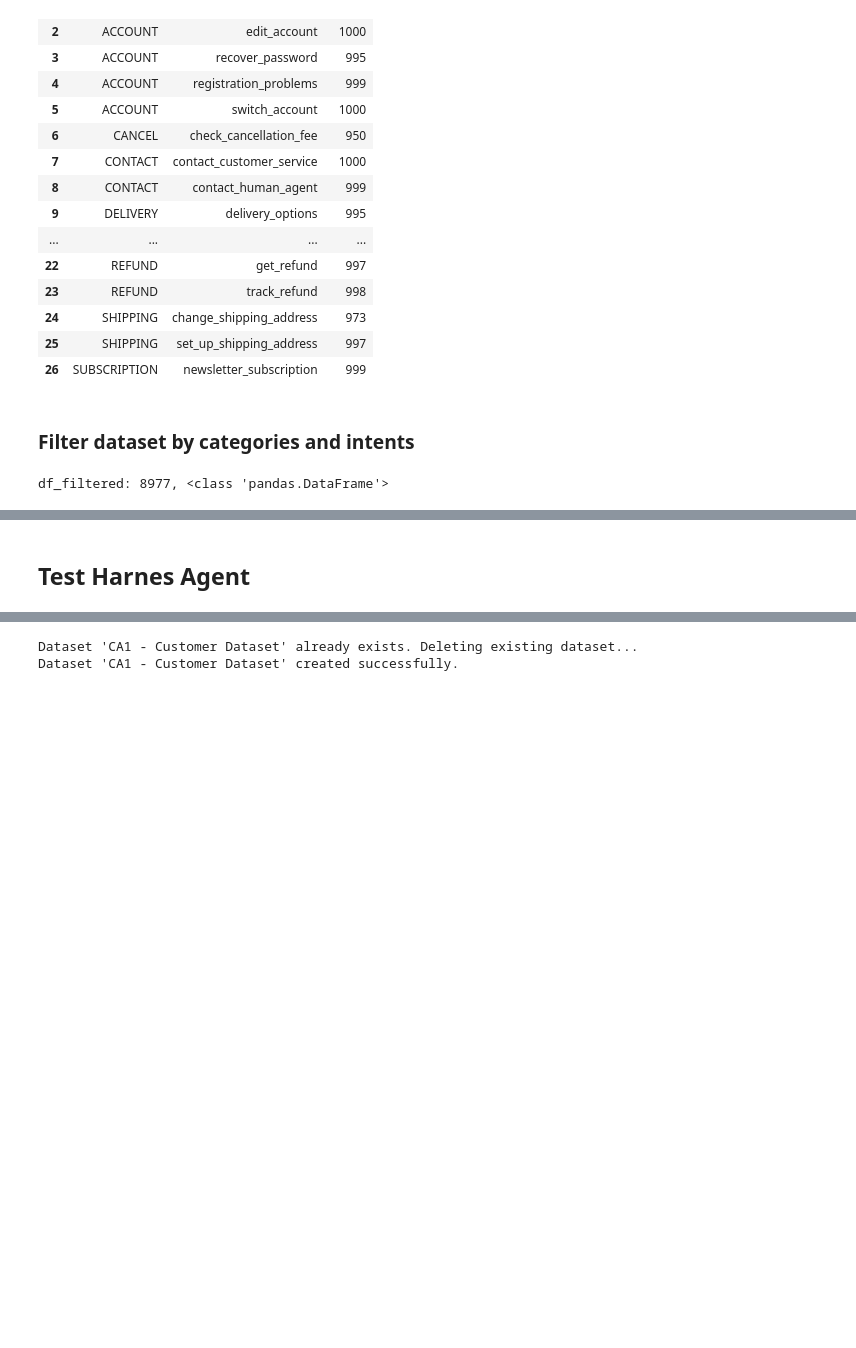
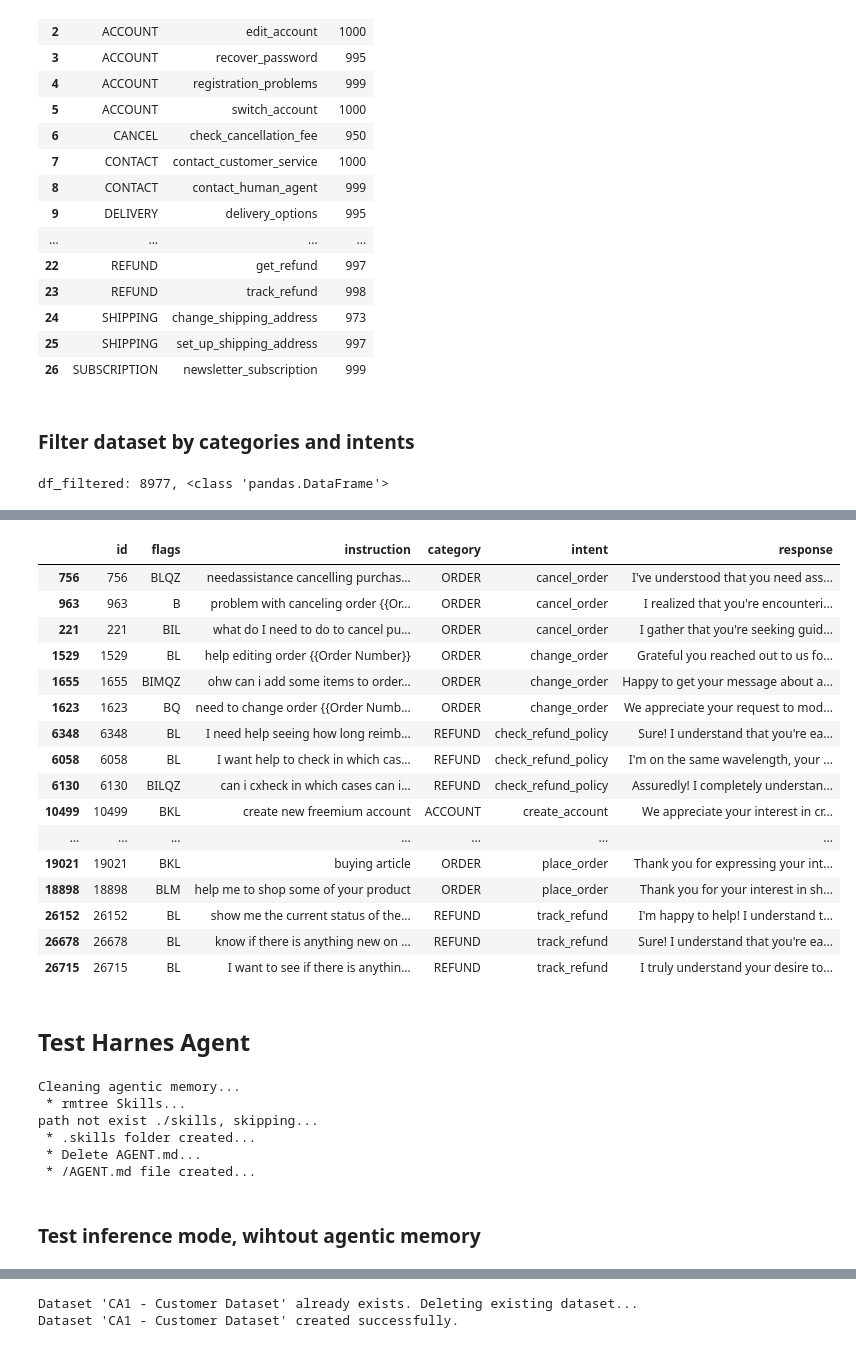
Before and after one commit to herreramaxi/Agentic_AI_CA1, a Jupyter notebook: A4AI-CA1-MaxiHerrera.ipynb, the cells around one changed output, grey strips where cells are left out. Cells and saved outputs as stored; diff of their text form; code cells hidden in the pictures; blank space fills up the shorter version.

```diff
--- a/A4AI-CA1-MaxiHerrera.ipynb
+++ b/A4AI-CA1-MaxiHerrera.ipynb
@@ -180,6 +180,7 @@ batches = get_dataset_batches_balanced(df_filtered,30)
 train1_df =next(batches)
 train2_df =next(batches)
 test1_df =next(batches)
+test2_df =next(batches)
 # train_df, test_df = get_split_dataset(categories_selected, intents_selected, 50)
 # %%
 plot_andpreview_dataset(train1_df)
@@ -249,3 +252,37 @@ train2_df
+# %%
+plot_number_records_per_intent(test2_df)
+test2_df
+# %% [output]
+|  | id | flags | instruction | category | intent | response |
+| 756 | 756 | BLQZ | needassistance cancelling purchas... | ORDER | cancel_order | I've understood that you need ass... |
+| 963 | 963 | B | problem with canceling order {{Or... | ORDER | cancel_order | I realized that you're encounteri... |
+| 221 | 221 | BIL | what do I need to do to cancel pu... | ORDER | cancel_order | I gather that you're seeking guid... |
+| 1529 | 1529 | BL | help editing order {{Order Number}} | ORDER | change_order | Grateful you reached out to us fo... |
+| 1655 | 1655 | BIMQZ | ohw can i add some items to order... | ORDER | change_order | Happy to get your message about a... |
+| 1623 | 1623 | BQ | need to change order {{Order Numb... | ORDER | change_order | We appreciate your request to mod... |
+| 6348 | 6348 | BL | I need help seeing how long reimb... | REFUND | check_refund_policy | Sure! I understand that you're ea... |
+| 6058 | 6058 | BL | I want help to check in which cas... | REFUND | check_refund_policy | I'm on the same wavelength, your ... |
+| 6130 | 6130 | BILQZ | can i cxheck in which cases can i... | REFUND | check_refund_policy | Assuredly! I completely understan... |
+| 10499 | 10499 | BKL | create new freemium account | ACCOUNT | create_account | We appreciate your interest in cr... |
+| ... | ... | ... | ... | ... | ... | ... |
+| 19021 | 19021 | BKL | buying article | ORDER | place_order | Thank you for expressing your int... |
+| 18898 | 18898 | BLM | help me to shop some of your product | ORDER | place_order | Thank you for your interest in sh... |
+| 26152 | 26152 | BL | show me the current status of the... | REFUND | track_refund | I'm happy to help! I understand t... |
+| 26678 | 26678 | BL | know if there is anything new on ... | REFUND | track_refund | Sure! I understand that you're ea... |
+| 26715 | 26715 | BL | I want to see if there is anythin... | REFUND | track_refund | I truly understand your desire to... |
 # %% [markdown]
 ## Test Harnes Agent
+# %%
+from general import clean_agentic_memory
+
+clean_agentic_memory()
+# %% [output]
+Cleaning agentic memory...
+ * rmtree Skills...
+path not exist ./skills, skipping...
+ * .skills folder created...
+ * Delete AGENT.md...
+ * /AGENT.md file created...
+# %% [markdown]
+### Test inference mode, wihtout agentic memory
 # %%
```
Also changed, not shown: parts of 22 cells of this notebook, 5 other files.
